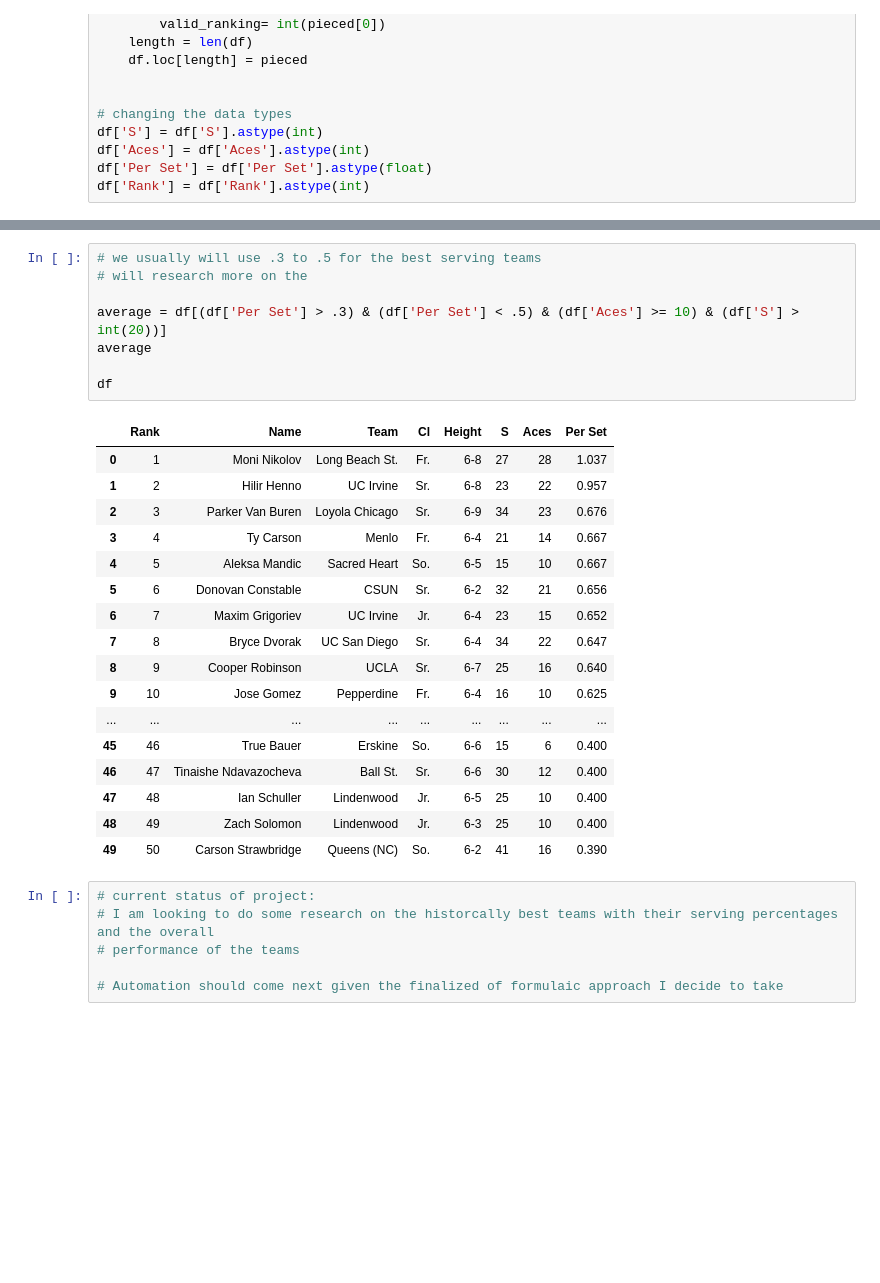
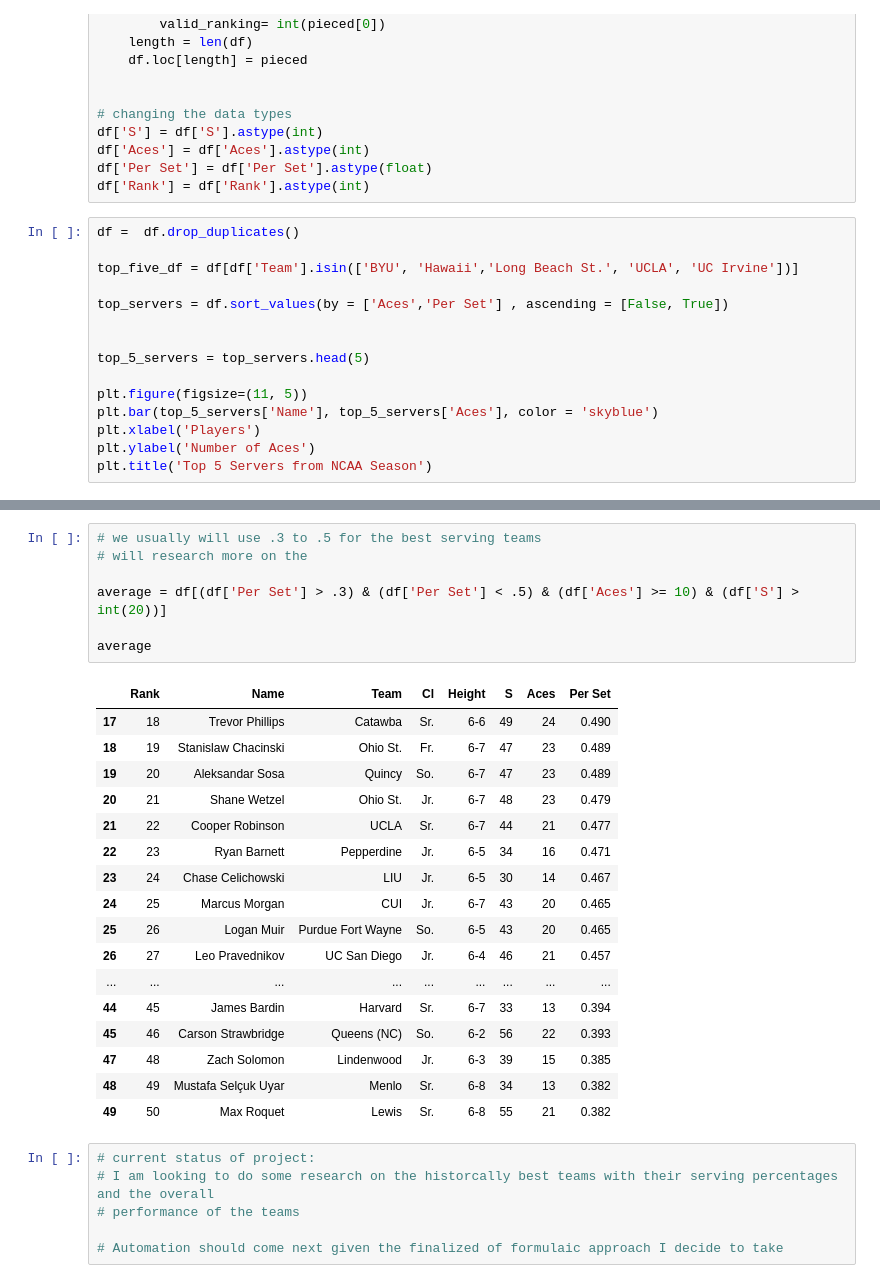
Before and after one commit to jasonrdz/NCAA-Men-Volleyball, a Jupyter notebook: individual_serving.ipynb, the cells around one changed output, grey strips where cells are left out. Drawn from its saved outputs; the diff is of its cells as text; blank space fills up the shorter version.

```diff
--- a/individual_serving.ipynb
+++ b/individual_serving.ipynb
@@ -120,3 +121,18 @@ df['S'] = df['S'].astype(int)
 df['Aces'] = df['Aces'].astype(int)
 df['Per Set'] = df['Per Set'].astype(float)
 df['Rank'] = df['Rank'].astype(int)
+# %%
+df =  df.drop_duplicates()
+
+top_five_df = df[df['Team'].isin(['BYU', 'Hawaii','Long Beach St.', 'UCLA', 'UC Irvine'])]
+
+top_servers = df.sort_values(by = ['Aces','Per Set'] , ascending = [False, True])
+
+
+top_5_servers = top_servers.head(5)
+
+plt.figure(figsize=(11, 5))
+plt.bar(top_5_servers['Name'], top_5_servers['Aces'], color = 'skyblue')
+plt.xlabel('Players')
+plt.ylabel('Number of Aces')
+plt.title('Top 5 Servers from NCAA Season')
@@ -140,29 +157,28 @@ freshies
 # %%
 # we usually will use .3 to .5 for the best serving teams
 # will research more on the
 
 average = df[(df['Per Set'] > .3) & (df['Per Set'] < .5) & (df['Aces'] >= 10) & (df['S'] > int(20))]
+
 average
-
-df
 # %% [output]
 |  | Rank | Name | Team | Cl | Height | S | Aces | Per Set |
-| 0 | 1 | Moni Nikolov | Long Beach St. | Fr. | 6-8 | 27 | 28 | 1.037 |
-| 1 | 2 | Hilir Henno | UC Irvine | Sr. | 6-8 | 23 | 22 | 0.957 |
-| 2 | 3 | Parker Van Buren | Loyola Chicago | Sr. | 6-9 | 34 | 23 | 0.676 |
-| 3 | 4 | Ty Carson | Menlo | Fr. | 6-4 | 21 | 14 | 0.667 |
-| 4 | 5 | Aleksa Mandic | Sacred Heart | So. | 6-5 | 15 | 10 | 0.667 |
-| 5 | 6 | Donovan Constable | CSUN | Sr. | 6-2 | 32 | 21 | 0.656 |
-| 6 | 7 | Maxim Grigoriev | UC Irvine | Jr. | 6-4 | 23 | 15 | 0.652 |
-| 7 | 8 | Bryce Dvorak | UC San Diego | Sr. | 6-4 | 34 | 22 | 0.647 |
-| 8 | 9 | Cooper Robinson | UCLA | Sr. | 6-7 | 25 | 16 | 0.640 |
-| 9 | 10 | Jose Gomez | Pepperdine | Fr. | 6-4 | 16 | 10 | 0.625 |
+| 17 | 18 | Trevor Phillips | Catawba | Sr. | 6-6 | 49 | 24 | 0.490 |
+| 18 | 19 | Stanislaw Chacinski | Ohio St. | Fr. | 6-7 | 47 | 23 | 0.489 |
+| 19 | 20 | Aleksandar Sosa | Quincy | So. | 6-7 | 47 | 23 | 0.489 |
+| 20 | 21 | Shane Wetzel | Ohio St. | Jr. | 6-7 | 48 | 23 | 0.479 |
+| 21 | 22 | Cooper Robinson | UCLA | Sr. | 6-7 | 44 | 21 | 0.477 |
+| 22 | 23 | Ryan Barnett | Pepperdine | Jr. | 6-5 | 34 | 16 | 0.471 |
+| 23 | 24 | Chase Celichowski | LIU | Jr. | 6-5 | 30 | 14 | 0.467 |
+| 24 | 25 | Marcus Morgan | CUI | Jr. | 6-7 | 43 | 20 | 0.465 |
+| 25 | 26 | Logan Muir | Purdue Fort Wayne | So. | 6-5 | 43 | 20 | 0.465 |
+| 26 | 27 | Leo Pravednikov | UC San Diego | Jr. | 6-4 | 46 | 21 | 0.457 |
 | ... | ... | ... | ... | ... | ... | ... | ... | ... |
-| 45 | 46 | True Bauer | Erskine | So. | 6-6 | 15 | 6 | 0.400 |
-| 46 | 47 | Tinaishe Ndavazocheva | Ball St. | Sr. | 6-6 | 30 | 12 | 0.400 |
-| 47 | 48 | Ian Schuller | Lindenwood | Jr. | 6-5 | 25 | 10 | 0.400 |
-| 48 | 49 | Zach Solomon | Lindenwood | Jr. | 6-3 | 25 | 10 | 0.400 |
-| 49 | 50 | Carson Strawbridge | Queens (NC) | So. | 6-2 | 41 | 16 | 0.390 |
+| 44 | 45 | James Bardin | Harvard | Sr. | 6-7 | 33 | 13 | 0.394 |
+| 45 | 46 | Carson Strawbridge | Queens (NC) | So. | 6-2 | 56 | 22 | 0.393 |
+| 47 | 48 | Zach Solomon | Lindenwood | Jr. | 6-3 | 39 | 15 | 0.385 |
+| 48 | 49 | Mustafa Selçuk Uyar | Menlo | Sr. | 6-8 | 34 | 13 | 0.382 |
+| 49 | 50 | Max Roquet | Lewis | Sr. | 6-8 | 55 | 21 | 0.382 |
 # %%
 # current status of project:
 # I am looking to do some research on the historcally best teams with their serving percentages and the overall
```
Also changed, not shown: parts of 4 cells of this notebook, 1 other file.
